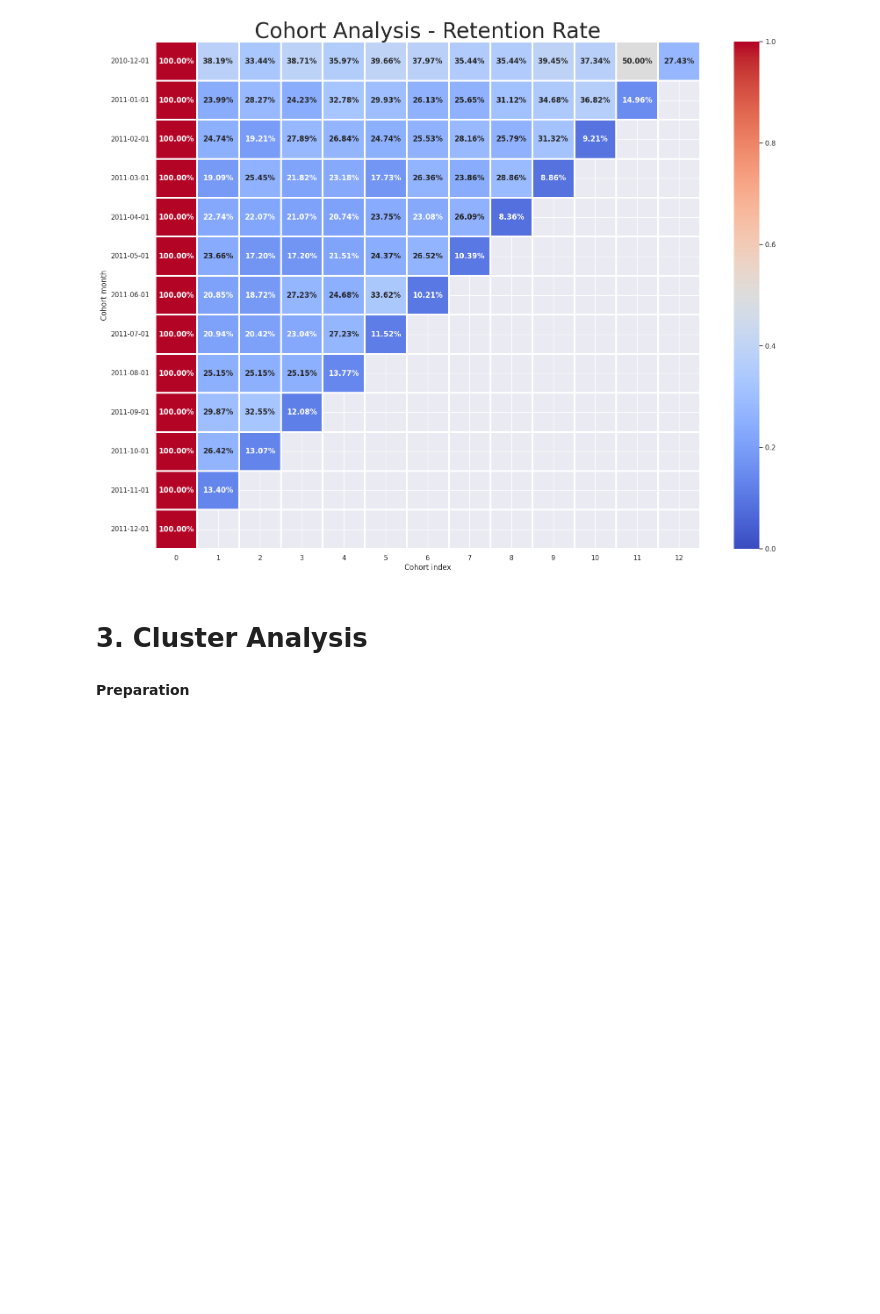
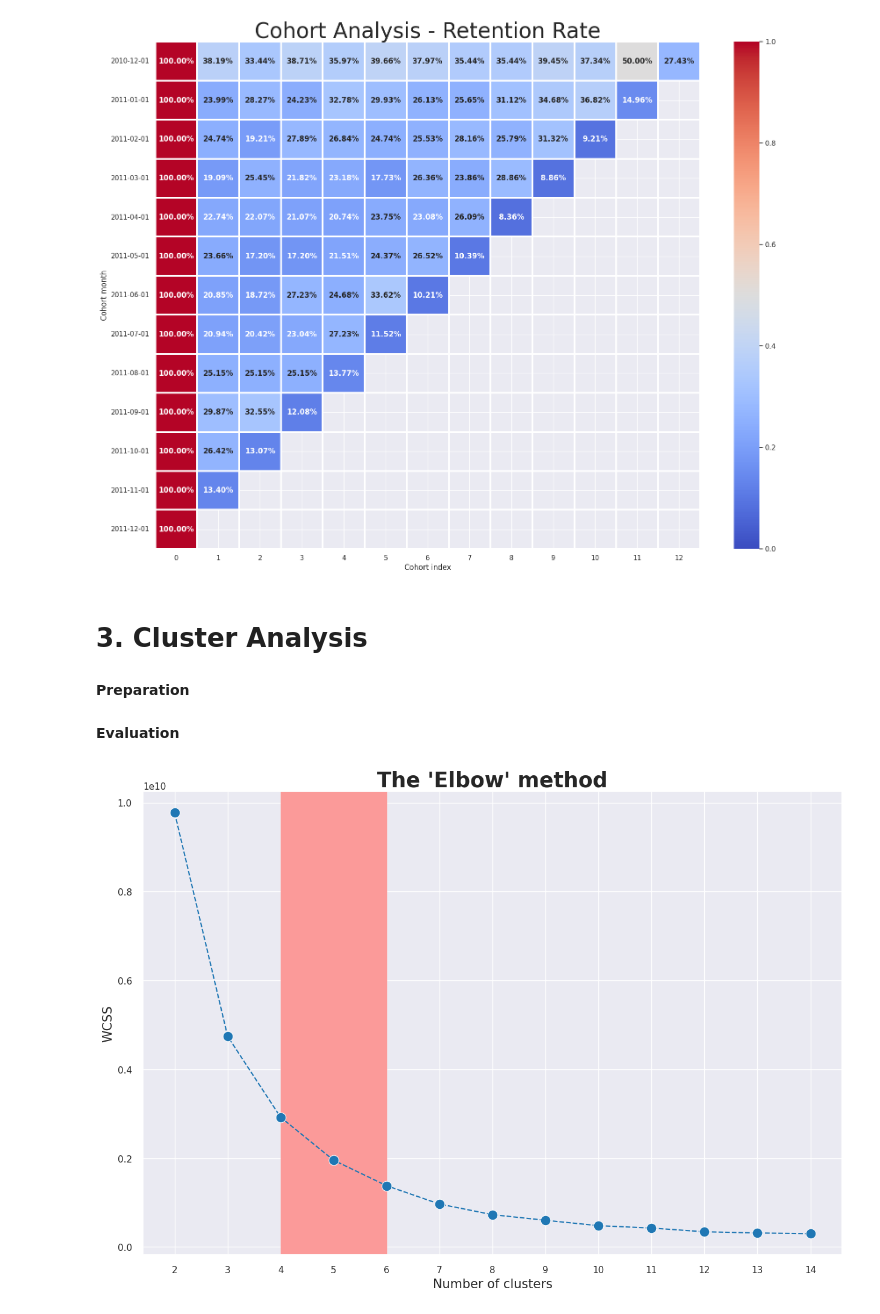
Before and after one commit to hyugai/DataAnalysis-Marketing-OnlineRetail_2010to2011, a Jupyter notebook: jupyter/init.ipynb, the cells around one changed output. Cells and saved outputs as stored; diff of their text form; code cells hidden in the pictures; blank space fills up the shorter version.

```diff
--- a/jupyter/init.ipynb
+++ b/jupyter/init.ipynb
@@ -328,4 +328,34 @@ plt.show()
 <b>Preparation</b>
 # %%
 # dataset
-df_rfm = pd.read_csv('../resource/data/rfm.csv')
+df_rfm = pd.read_csv('../resource/data/rfm.csv', index_col='CustomerID')
+# %%
+# remove outliers using zscore
+mask = (df_rfm.agg(zscore).agg(np.abs) < 3).all(axis=1)
+df_rfm = df_rfm[mask]
+# %% [markdown]
+<b>Evaluation</b>
+# %%
+# model
+wcss = []
+for n_clusters in range(2, 15):
+    model = KMeans(n_clusters=n_clusters, init='k-means++')
+    model.fit(df_rfm.values)
+    wcss.append(model.inertia_)
+# %%
+# the 'elbow'
+fig, ax = plt.subplots(figsize=(15, 10))
+g = sns.lineplot(wcss, color=sns.color_palette('tab10')[0],
+                 marker='o', markersize=12, linestyle='--', ax=ax)
+g.set_xticks(range(13)); g.set_xticklabels([i for i in range(2, 15)])
+g.axvspan(2, 4, color=sns.color_palette('Paired')[4])
+g.set_xlabel('Number of clusters', fontdict=dict(size=15))
+g.set_ylabel('WCSS', fontdict=dict(size=15))
+g.set_title('The \'Elbow\' method',
+            fontdict=dict(size=25, weight='bold'))
+##
+fig.savefig('../resource/jupyter/image/cluster_analysi_elbow.png')
+
+plt.show()
+# %% [output]
+[figure, added]
```
Also changed, not shown: parts of 2 cells of this notebook, 2 other files.
